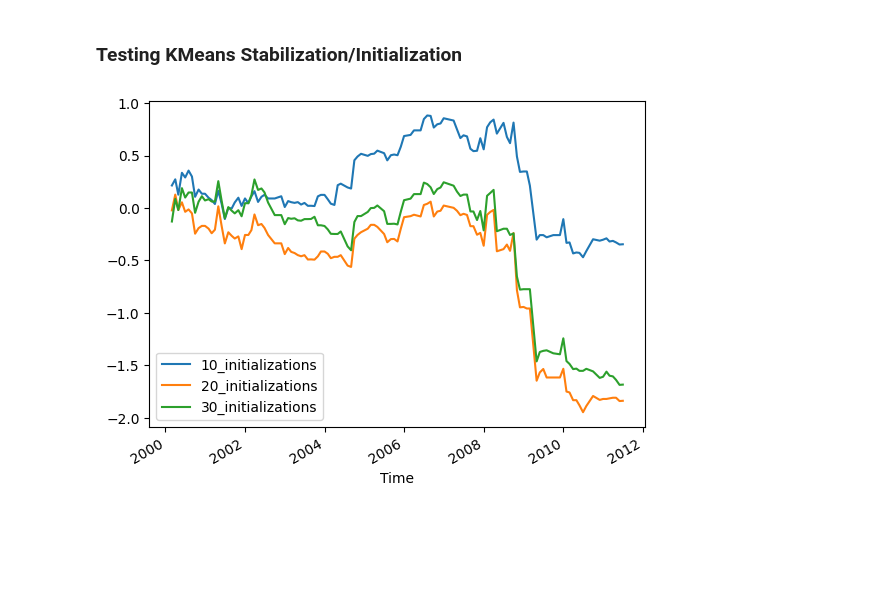
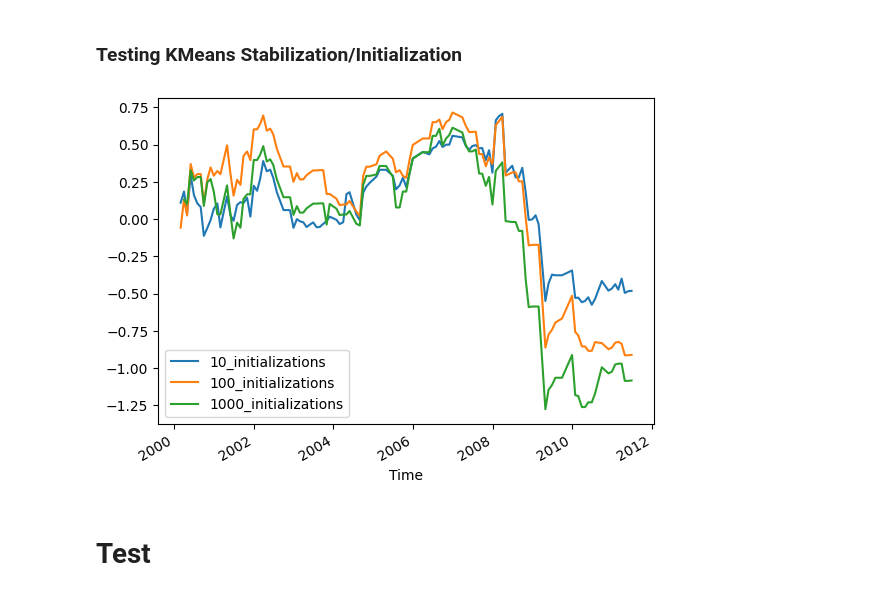
Before and after one commit to TInglefield/Math4920Project, a Jupyter notebook: clustering_NEW/Draft_5/Clustering_draft5_1.ipynb, the cells around one changed output. Drawn from its saved outputs; the diff is of its cells as text; code cells hidden in the pictures; blank space fills up the shorter version.

```diff
--- a/clustering_NEW/Draft_5/Clustering_draft5_1.ipynb
+++ b/clustering_NEW/Draft_5/Clustering_draft5_1.ipynb
@@ -646,7 +648,9 @@ def run_trading_testing_KMeans(Inits_list, run_frequency, n_runs):
     init_results_df.ffill(inplace=True)
     init_results_df.plot()
 # %%
-Inits_list = ['10','20','30']
+Inits_list = ['10','100','1000']
 run_trading_testing_KMeans(Inits_list, 'Monthly', 'Max')
 # %% [output]
-[figure, old version]
+[figure, new version]
+# %% [markdown]
+# Test
```
Also changed, not shown: parts of 1 cell of this notebook.
